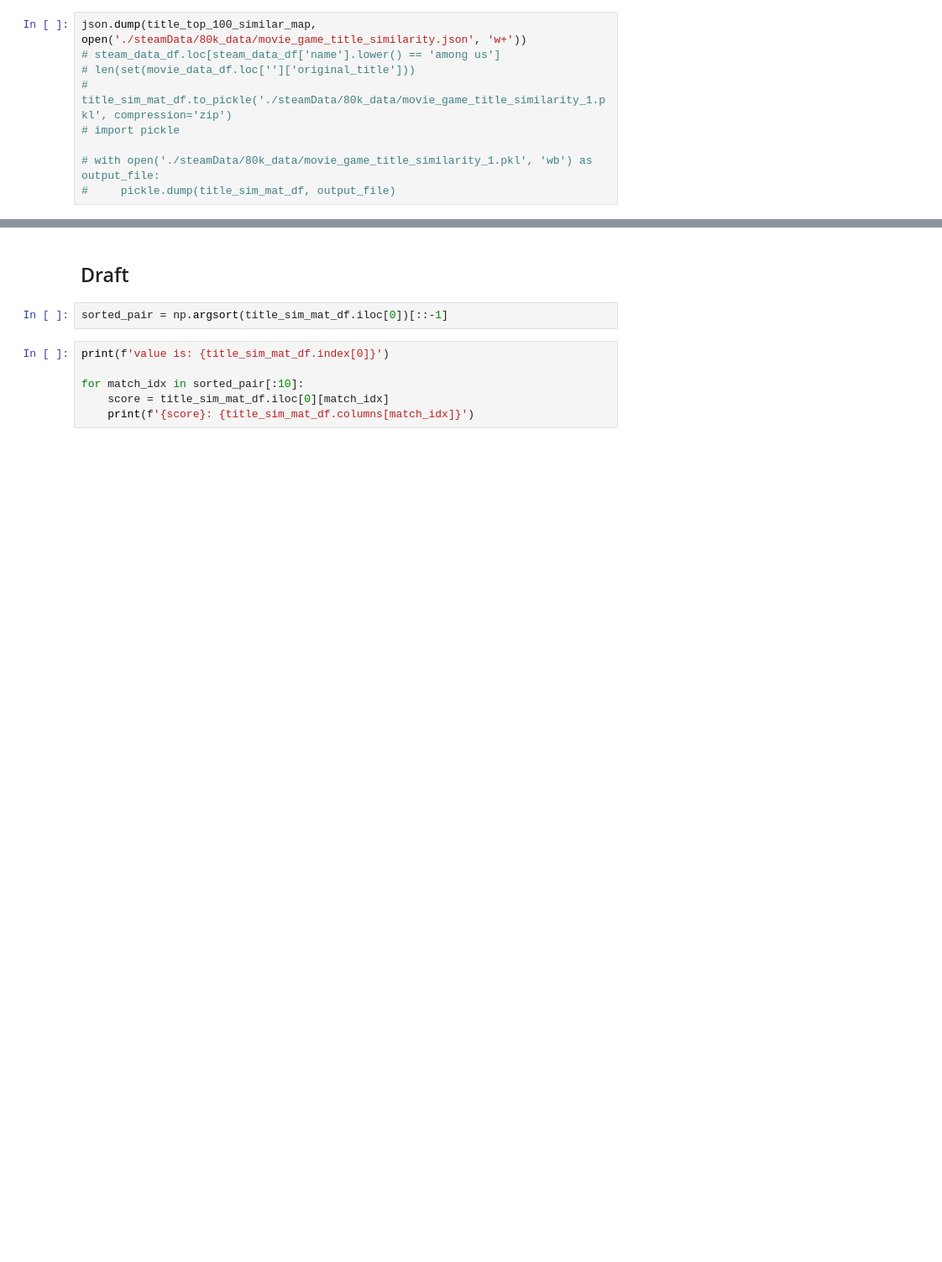
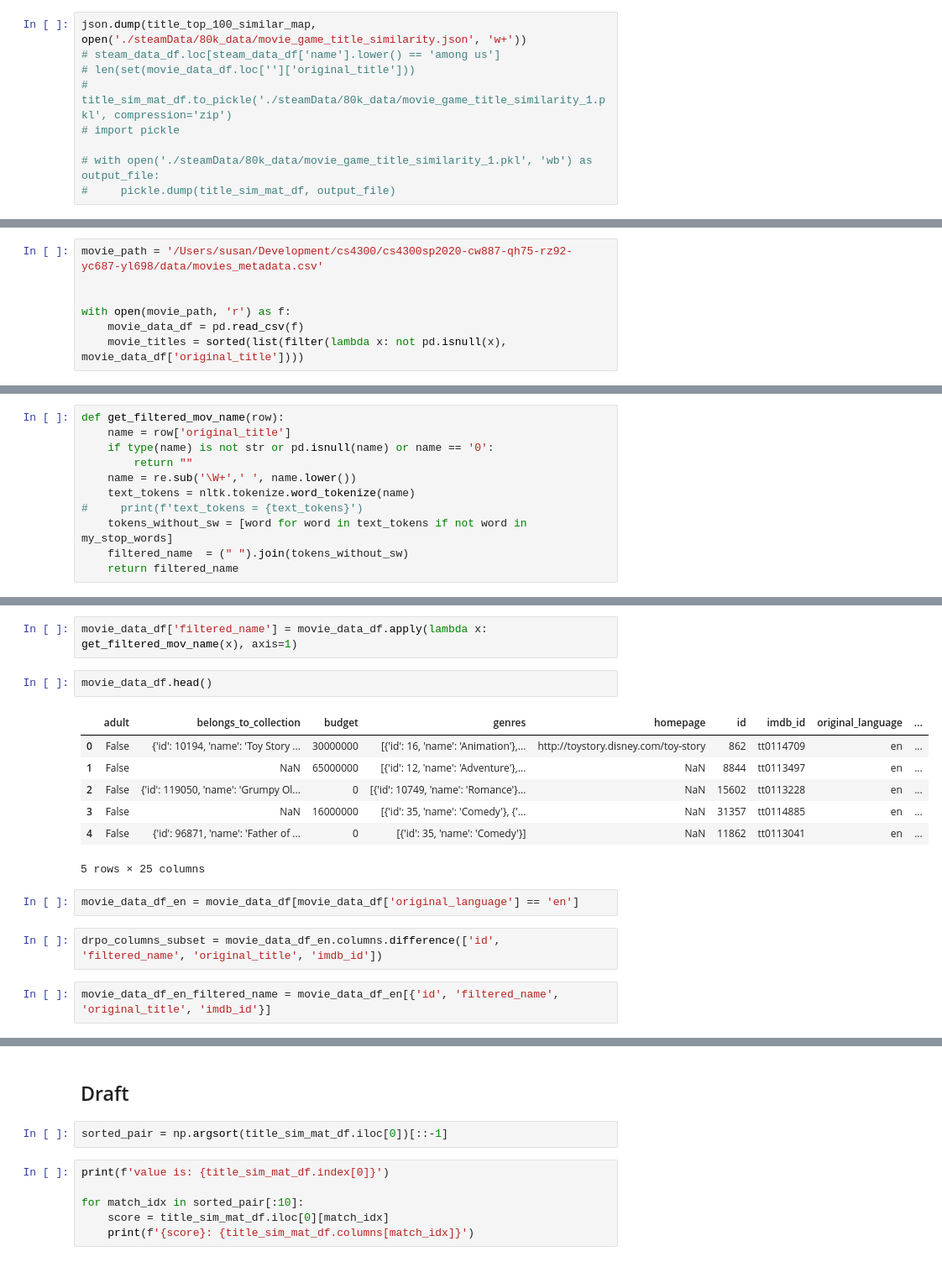
Before and after one commit to viviancaiyw/CS4300, a Jupyter notebook: data/titles_analysis.ipynb, the cells around one changed output, grey strips where cells are left out. Shown at 84% size. Saved outputs shown, nothing was run; the diff lists cells and outputs as text; blank space fills up the shorter version.

Commit message:
filtered movie tiles

```diff
--- a/data/titles_analysis.ipynb
+++ b/data/titles_analysis.ipynb
@@ -158,0 +161,7 @@ json.dump(title_top_100_similar_map, open('./steamData/80k_data/movie_game_title
+# %%
+movie_path = '/Users/susan/Development/cs4300/cs4300sp2020-cw887-qh75-rz92-yc687-yl698/data/movies_metadata.csv'
+
+
+with open(movie_path, 'r') as f:
+    movie_data_df = pd.read_csv(f)
+    movie_titles = sorted(list(filter(lambda x: not pd.isnull(x), movie_data_df['original_title'])))
@@ -158,0 +202,11 @@ json.dump(title_top_100_similar_map, open('./steamData/80k_data/movie_game_title
+# %%
+def get_filtered_mov_name(row):
+    name = row['original_title']
+    if type(name) is not str or pd.isnull(name) or name == '0':
+        return ""
+    name = re.sub('\W+',' ', name.lower())
+    text_tokens = nltk.tokenize.word_tokenize(name)
+#     print(f'text_tokens = {text_tokens}')
+    tokens_without_sw = [word for word in text_tokens if not word in my_stop_words]
+    filtered_name  = (" ").join(tokens_without_sw)
+    return filtered_name
@@ -158,0 +223,18 @@ json.dump(title_top_100_similar_map, open('./steamData/80k_data/movie_game_title
+# %%
+movie_data_df['filtered_name'] = movie_data_df.apply(lambda x: get_filtered_mov_name(x), axis=1)
+# %%
+movie_data_df.head()
+# %% [output]
+|  | adult | belongs_to_collection | budget | genres | homepage | id | imdb_id | original_language | ... |
+| 0 | False | {'id': 10194, 'name': 'Toy Story ... | 30000000 | [{'id': 16, 'name': 'Animation'},... | http://toystory.disney.com/toy-story | 862 | tt0114709 | en | ... |
+| 1 | False | NaN | 65000000 | [{'id': 12, 'name': 'Adventure'},... | NaN | 8844 | tt0113497 | en | ... |
+| 2 | False | {'id': 119050, 'name': 'Grumpy Ol... | 0 | [{'id': 10749, 'name': 'Romance'}... | NaN | 15602 | tt0113228 | en | ... |
+| 3 | False | NaN | 16000000 | [{'id': 35, 'name': 'Comedy'}, {'... | NaN | 31357 | tt0114885 | en | ... |
+| 4 | False | {'id': 96871, 'name': 'Father of ... | 0 | [{'id': 35, 'name': 'Comedy'}] | NaN | 11862 | tt0113041 | en | ... |
+5 rows × 25 columns
+# %%
+movie_data_df_en = movie_data_df[movie_data_df['original_language'] == 'en']
+# %%
+drpo_columns_subset = movie_data_df_en.columns.difference(['id', 'filtered_name', 'original_title', 'imdb_id'])
+# %%
+movie_data_df_en_filtered_name = movie_data_df_en[{'id', 'filtered_name', 'original_title', 'imdb_id'}]
```
Also changed, not shown: parts of 33 cells of this notebook, 3 other files.
